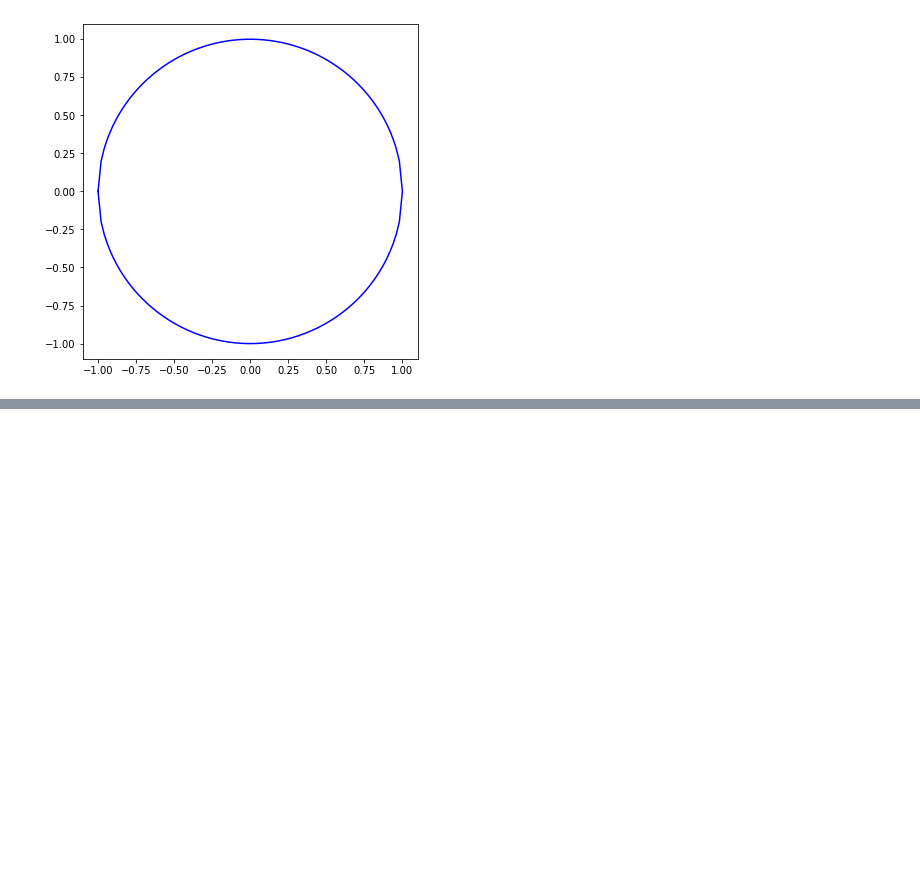
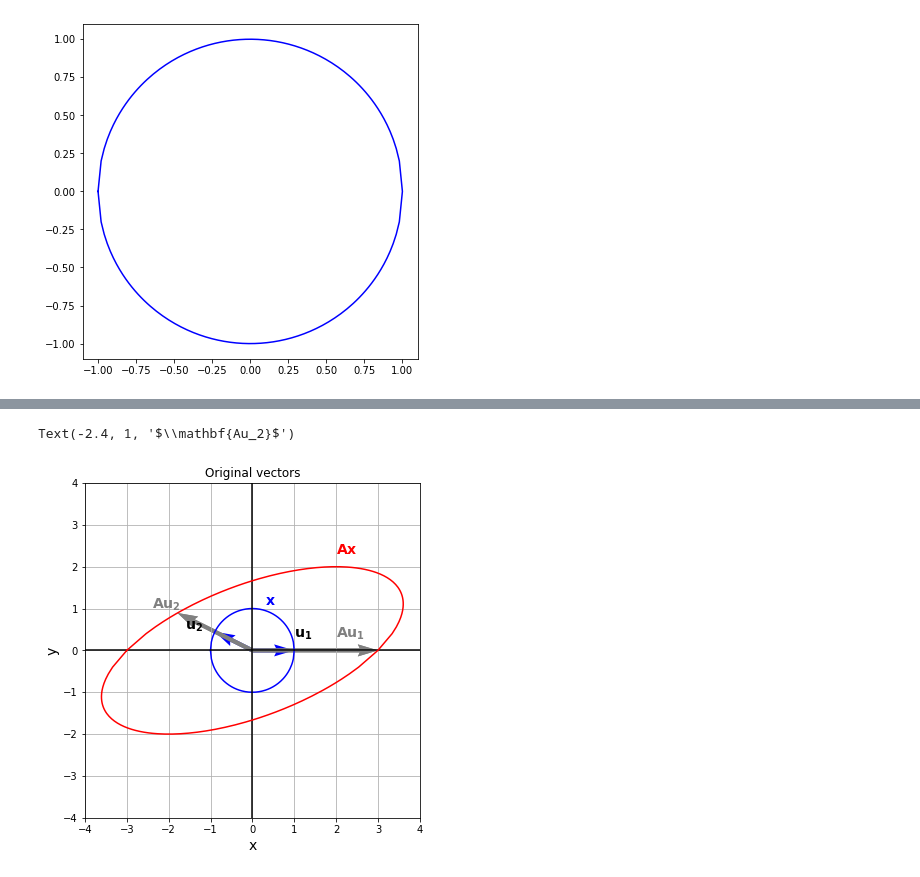
Before and after one commit to Hamideh-Mehri/Singular-Value-Decomposition, a Jupyter notebook: SVD.ipynb, the cells around one changed output, grey strips where cells are left out. Drawn from its saved outputs; the diff is of its cells as text; code cells hidden in the pictures; blank space fills up the shorter version.

```diff
--- a/SVD.ipynb
+++ b/SVD.ipynb
@@ -234,0 +299,35 @@ ax2.axvline(x=0, color='k')
+# %%
+t2_sample1 = A @ u[:,0]
+t2_sample2 = A @ u[:,1]
+# %%
+t = A @ x   # Vectors in t are the transformed vectors of x
+
+fig, ax1= plt.subplots(figsize=(6,9))
+
+plt.subplots_adjust(wspace=0.4)
+
+# Plotting x
+ax1.plot(x[0,:], x[1,:], color='b')
+ax1.quiver([0,0],[0,0], u[0,:], u[1,:], color=['b'], width=0.012, angles='xy', scale_units='xy', scale=1)
+ax1.set_xlabel('x', fontsize=14)
+ax1.set_ylabel('y', fontsize=14)
+ax1.set_xlim([-4,4])
+ax1.set_ylim([-4,4])
+ax1.set_aspect('equal')
+ax1.grid(True)
+ax1.set_title("Original vectors")
+ax1.axhline(y=0, color='k')
+ax1.axvline(x=0, color='k')
+ax1.text(1, 0.3, "$\mathbf{u_1}$", fontsize=14)
+ax1.text(-1.6, 0.5, "$\mathbf{u_2}$", fontsize=14)
+ax1.text(0.3, 1.1, "$\mathbf{x}$", color='b', fontsize=14)
+
+ax1.plot(t[0, :], t[1, :], color='r')
+ax1.text(2, 2.3, "$\mathbf{Ax}$", color='r', fontsize=14)
+ax1.quiver([0,0],[0,0], t2_sample1[0], t2_sample1[1], color=['gray'], width=0.012, angles='xy', scale_units='xy', scale=1)
+ax1.quiver([0,0], [0,0], t2_sample2[0], t2_sample2[1], color=['gray'], width=0.012, angles='xy', scale_units='xy', scale=1)
+ax1.text(2, 0.3, "$\mathbf{Au_1}$", fontsize=14, color='gray')
+ax1.text(-2.4, 1, "$\mathbf{Au_2}$", fontsize=14, color='gray')
+# %% [output]
+Text(-2.4, 1, '$\\mathbf{Au_2}$')
+[figure, added]
```
Also changed, not shown: parts of 14 cells of this notebook.
